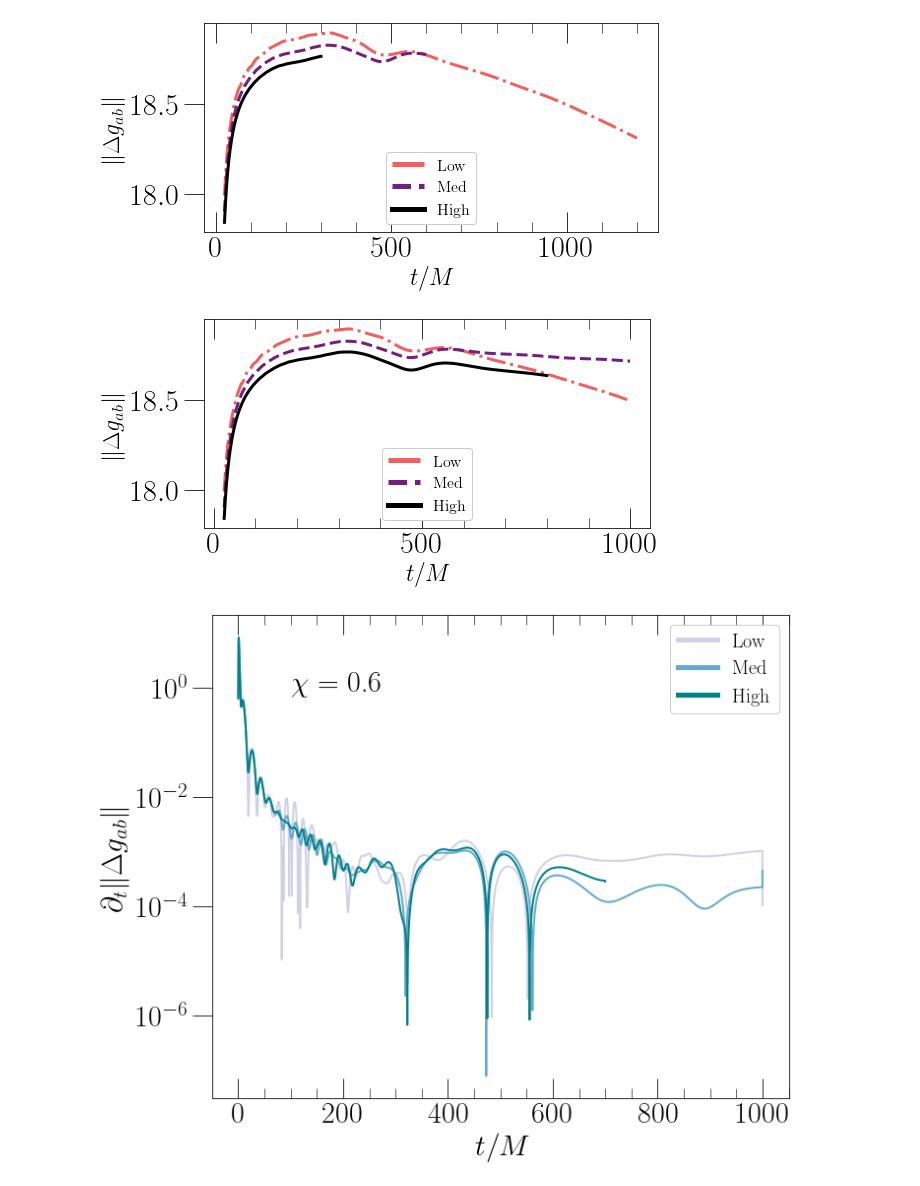
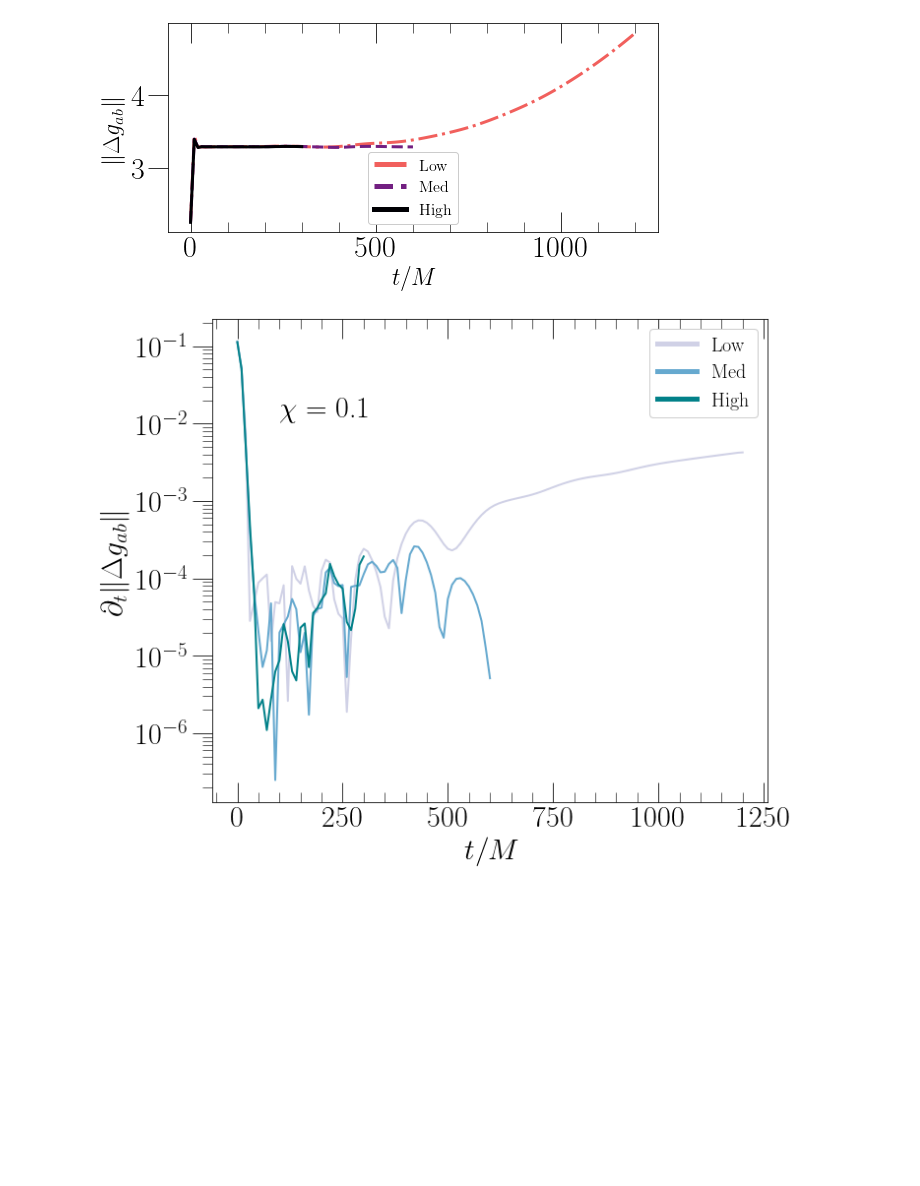
Before and after one commit to mariaokounkova/EDGB, a Jupyter notebook: Evolution/EvolutionPlots.ipynb, the cells around one changed output. Saved outputs shown, nothing was run; the diff lists cells and outputs as text; code cells hidden in the pictures; blank space fills up the shorter version.

```diff
--- a/Evolution/EvolutionPlots.ipynb
+++ b/Evolution/EvolutionPlots.ipynb
@@ -128,7 +128,7 @@ def PlotVariables(p, spin, figname):
         time, psi = np.loadtxt(GetFilename(lev), \
                                                           comments="#",usecols=([0,1]),unpack=True)
 
-        time, psi = CutTimes(time, psi, 25, time[-1])
+        #time, psi = CutTimes(time, psi, 25, time[-1])
         ax.plot(time, np.abs(psi), '-', label = lab, c=c, ls=ls)
 
 
@@ -137,24 +137,15 @@ def PlotVariables(p, spin, figname):
     for legobj in leg.legendHandles:
         legobj.set_linewidth(5.0)
     ax.set_xlabel('$t/M$')
-    #ax.set_xlim(20, 100)
 
-    #plt.yscale('log')
-    #ax.set_ylim(0.84, 0.88)
-    #ax.set_ylim(1.6, 1.65)
-    #ax.set_yticks([0.85, 0.87])
-    #ax.set_yticks([1.6, 1.65])
-    #ax.set_yticklabels(['1.6', '1.65'])
-    #ax.set_yticklabels(['0.85', '0.87'])
     plt.tight_layout()
     plt.savefig(figname)
     plt.show()
 # %%
-PlotVariables('Runs_10000', '0.1', 'Test.pdf')
-PlotVariables('Runs_1000', '0.1', 'Test.pdf')
+PlotVariables('Runs_Correct', '0.1', 'Test.pdf')
+PlotVariables('Runs_Correct', '0.1', 'Test.pdf')
 # %% [output]
-[figure, old version]
+[figure, new version]
-[figure, removed]
 # %%
 ## Plot time derivatives with resolution
 
@@ -192,6 +183,6 @@ def PlotManyVariablesRes(p, spin, figname):
     plt.savefig(figname)
     plt.show()
 # %%
-PlotManyVariablesRes('Runs_1000', '0.6', 'Test.pdf')
+PlotManyVariablesRes('Runs_Correct', '0.1', 'Test.pdf')
 # %% [output]
-[figure, old version]
+[figure, new version]
```
Also changed, not shown: parts of 3 cells of this notebook.
